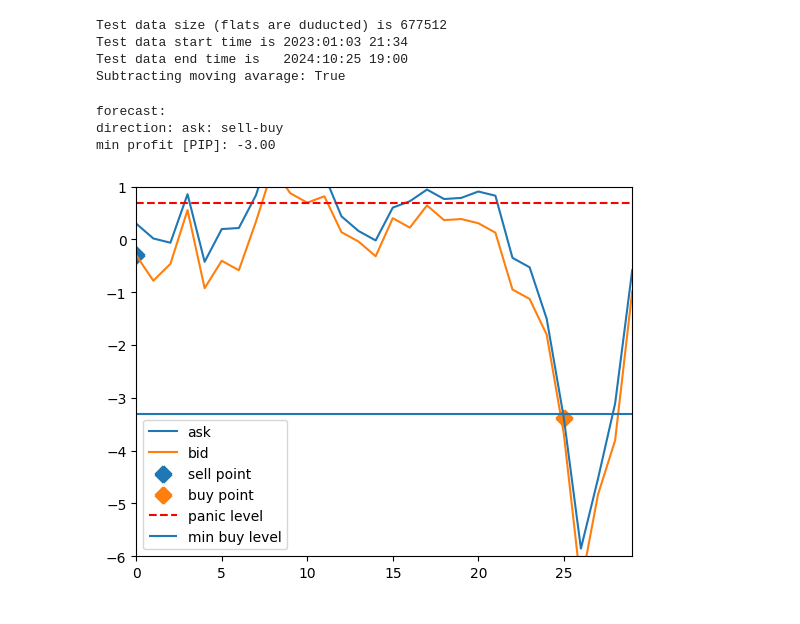
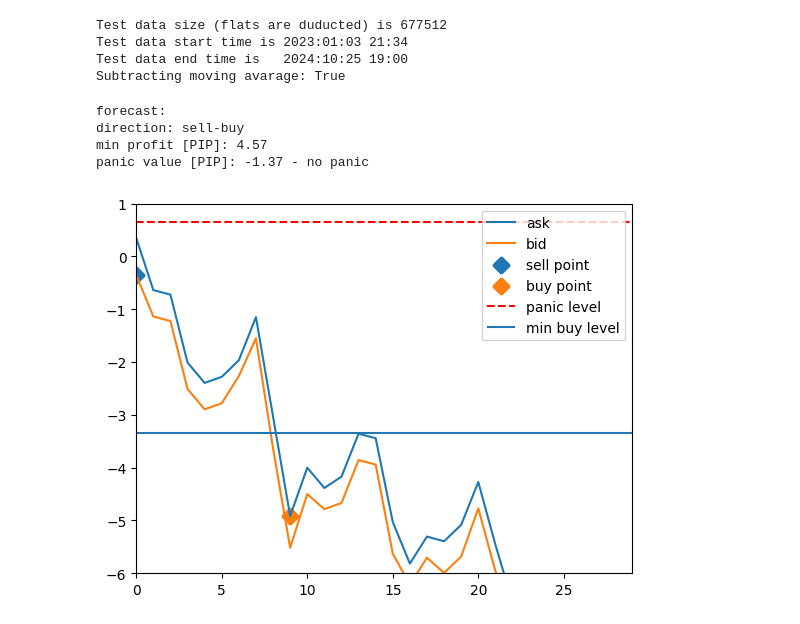
Before and after one commit to stefanzarembinski/szx81, a Jupyter notebook: src/forecast.ipynb, the cells around one changed output. Cells and saved outputs as stored; diff of their text form; code cells hidden in the pictures.

```diff
--- a/src/forecast.ipynb
+++ b/src/forecast.ipynb
@@ -22,24 +22,25 @@ Subtracting moving avarage: True
 # %%
 import importlib
 import tokenizer as to
 import forecast as fo
 importlib.reload(fo)
 import piecewise_fit as ls
 importlib.reload(ls)
 importlib.reload(co)
 
 FORECAST_WINDOW = 30
 FORECAST_THRESHOLD = 2e-4 + 1e-4 # spread
 
-shift = 1500
+shift = 1600 # 1400 1500
 forecast = fo.Forecast(
-    hd.VALUE[shift: FORECAST_WINDOW + shift],
+    hd.DATA[shift: FORECAST_WINDOW + shift],
     threshold=FORECAST_THRESHOLD)
 print(forecast)
 forecast.plot()
 # [0.000114, 0.000227, 0.000455, 0.00091, 0.00182, 0.00364, 0.00728, 0.0146]
 # %% [output]
 forecast:
-direction: ask: sell-buy
-min profit [PIP]: -3.00
+direction: sell-buy
+min profit [PIP]: 4.57
+panic value [PIP]: -1.37 - no panic
-[figure, old version]
+[figure, new version]
```
Also changed, not shown: 2 other files.
